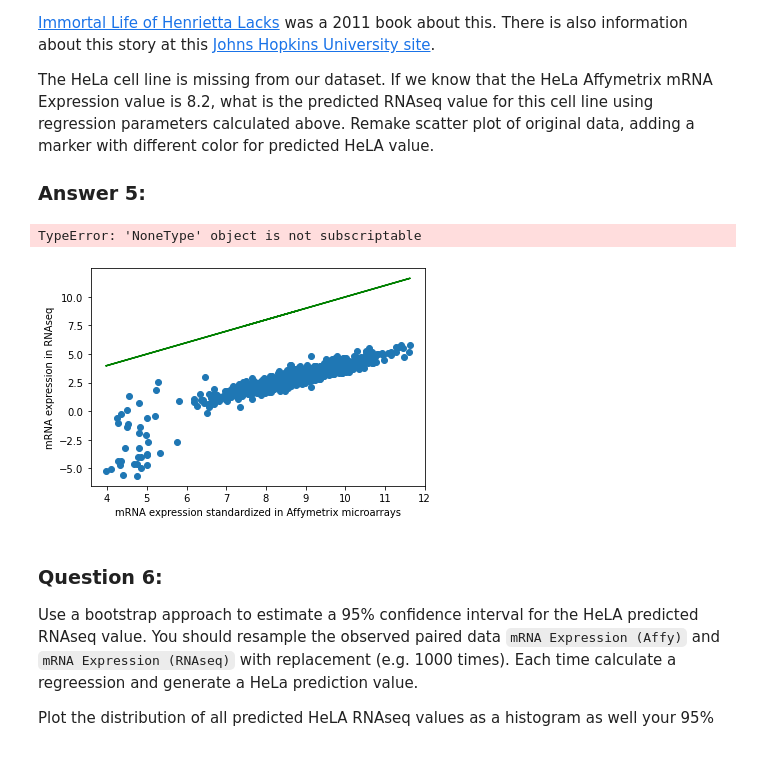
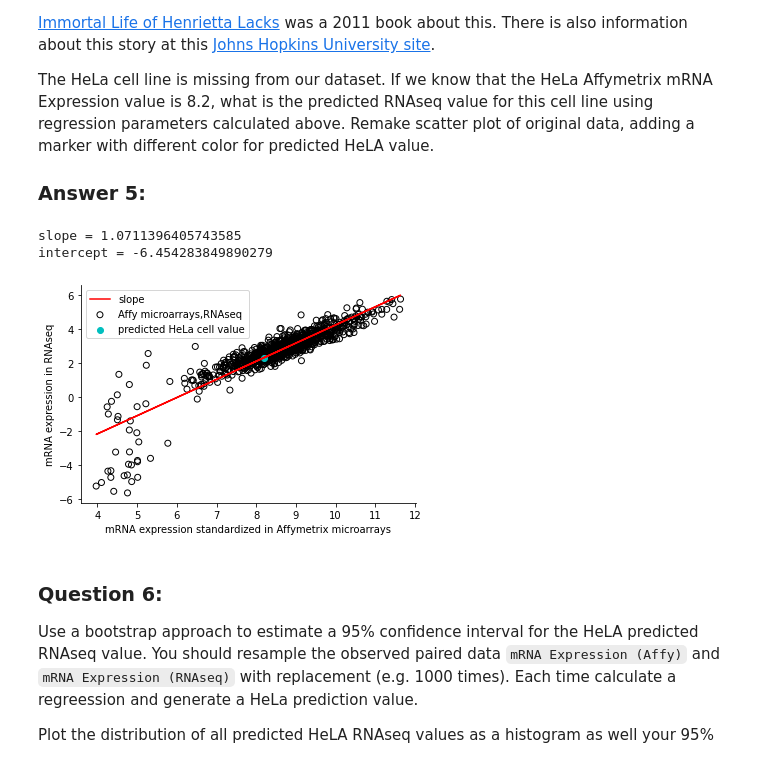
Before and after one commit to skylerhar1/Hw8-Skyler-riely-michael, a Jupyter notebook: hw08_white.ipynb, the cells around one changed output. Drawn from its saved outputs; the diff is of its cells as text; code cells hidden in the pictures.

```diff
--- a/hw08_white.ipynb
+++ b/hw08_white.ipynb
@@ -152,11 +152,15 @@ Print out slope and intercept.
 line = np.zeros(2)
 line = regression_fxns.get_regression_parameters(df['mRNA Expression (Affy)'],df['mRNA Expression (RNAseq)'])
 print(line)
-plt.scatter(df['mRNA Expression (Affy)'],df['mRNA Expression (RNAseq)'])
+plt.scatter(df['mRNA Expression (Affy)'],df['mRNA Expression (RNAseq)'],facecolors='none',edgecolors='k')
 plt.ylabel('mRNA expression in RNAseq')
 plt.xlabel('mRNA expression standardized in Affymetrix microarrays')
 
 xpts = df['mRNA Expression (Affy)']
-ypts = (df['mRNA Expression (Affy)'])*(line[0]+line[1])
-plt.plot(xpts,ypts, color = 'g')
+ypts = (df['mRNA Expression (Affy)'])*line[0]+line[1]
+plt.plot(xpts,ypts, color = 'r')
+
+ax=plt.gca()
+ax.spines['top'].set_visible(False)
+ax.spines['right'].set_visible(False)
 # %% [output]
@@ -173,17 +176,24 @@ The HeLa cell line is missing from our dataset. If we know that the HeLa Affymet
 # %%
 # Your calculation and plot for Answer 5
 
-plt.scatter(df['mRNA Expression (Affy)'], df['mRNA Expression (RNAseq)'])
+plt.scatter(df['mRNA Expression (Affy)'],df['mRNA Expression (RNAseq)'],facecolors='none',edgecolors='k')
 plt.ylabel('mRNA expression in RNAseq')
 plt.xlabel('mRNA expression standardized in Affymetrix microarrays')
 
-plt.plot(xpts,ypts, color = 'g')
-plt.scatter(8.2, 8.2*line[0]+line[1], color = 'r')
-plt.legend(['regression line','affy, RNASeq points','HeLa Cell line'])
-#print("Slope: " + str(line[0])+ "\n intercept: " + str(line[1])
+plt.plot(xpts,ypts, color='r')
+plt.scatter(8.2, 8.2*line[0]+line[1], color = 'c')
+plt.legend(['slope','Affy microarrays,RNAseq','predicted HeLa cell value'])
+
+ax=plt.gca()
+ax.spines['top'].set_visible(False)
+ax.spines['right'].set_visible(False)
+
+print('slope = '+str(line[0]))
+print('intercept = '+str(line[1]))
 # %% [output]
-TypeError: 'NoneType' object is not subscriptable
+slope = 1.0711396405743585
+intercept = -6.454283849890279
-[figure, old version]
+[figure, new version]
 # %% [markdown]
 ### Question 6:
 Use a bootstrap approach to estimate a 95% confidence interval for the HeLA predicted RNAseq value. You should resample the observed paired data `mRNA Expression (Affy)` and `mRNA Expression (RNAseq)` with replacement (e.g. 1000 times). Each time calculate a regreession and generate a HeLa prediction value.
```
Also changed, not shown: parts of 4 cells of this notebook.
